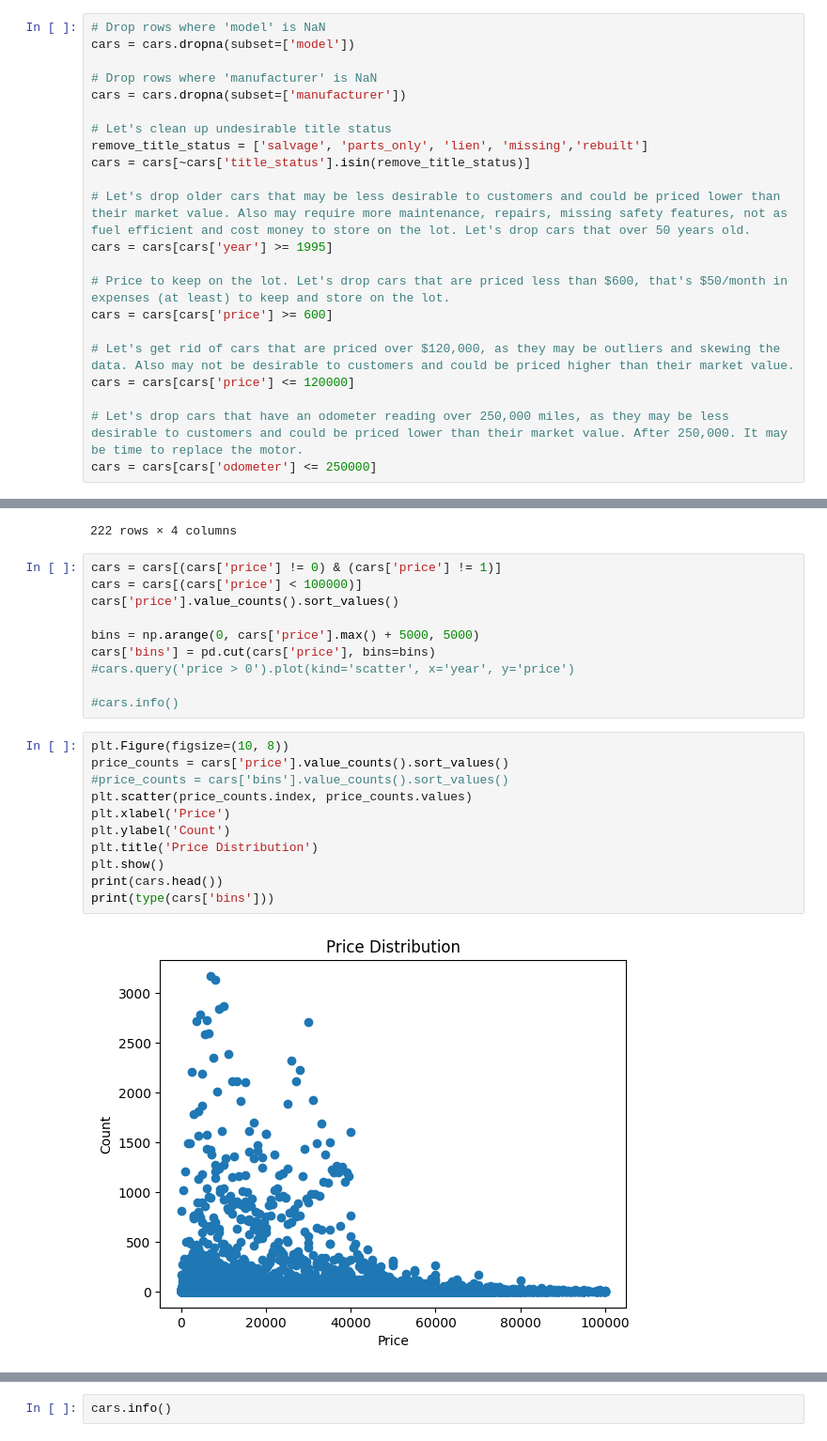
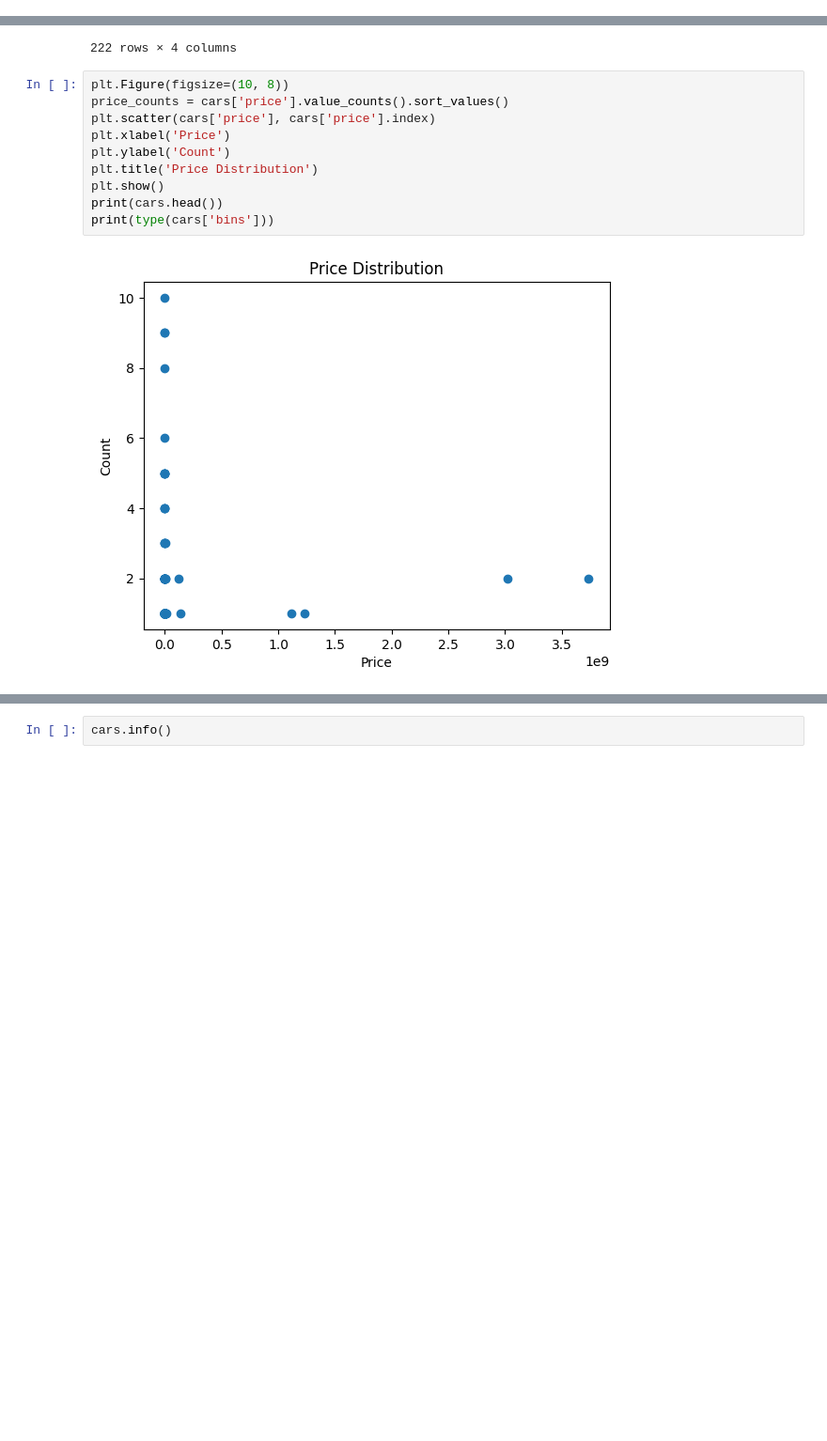
Before and after one commit to coconut808/ML-AI, a Jupyter notebook: Assignment_11.1/luxury.ipynb, the cells around one changed output, grey strips where cells are left out. Shown at 94% size. Cells and saved outputs as stored; diff of their text form; blank space fills up the shorter version.

```diff
--- a/Assignment_11.1/luxury.ipynb
+++ b/Assignment_11.1/luxury.ipynb
@@ -250,25 +166,3 @@ odometer   -0.177927
 Name: price, dtype: float64
 # %% [markdown]
 ## Ok at this point, after exploration it's time to do some data cleaning.
-# %%
-# Drop rows where 'model' is NaN
-cars = cars.dropna(subset=['model'])
-
-# Drop rows where 'manufacturer' is NaN
-cars = cars.dropna(subset=['manufacturer'])
-
-# Let's clean up undesirable title status
-remove_title_status = ['salvage', 'parts_only', 'lien', 'missing','rebuilt']
-cars = cars[~cars['title_status'].isin(remove_title_status)]
-
-# Let's drop older cars that may be less desirable to customers and could be priced lower than their market value. Also may require more maintenance, repairs, missing safety features, not as fuel efficient and cost money to store on the lot. Let's drop cars that over 50 years old.
-cars = cars[cars['year'] >= 1995]
-
-# Price to keep on the lot. Let's drop cars that are priced less than $600, that's $50/month in expenses (at least) to keep and store on the lot.
-cars = cars[cars['price'] >= 600]
-
-# Let's get rid of cars that are priced over $120,000, as they may be outliers and skewing the data. Also may not be desirable to customers and could be priced higher than their market value.
-cars = cars[cars['price'] <= 120000]
-
-# Let's drop cars that have an odometer reading over 250,000 miles, as they may be less desirable to customers and could be priced lower than their market value. After 250,000. It may be time to replace the motor.
-cars = cars[cars['odometer'] <= 250000]
@@ -425,26 +308,15 @@ cars.query('price > 125000')[['price','manufacturer','model','year']]
 | 406741 | 129999 | porsche | 911 | 2014.0 |
 | 414126 | 163540 | mercedes-benz | NaN | 2020.0 |
 222 rows × 4 columns
-# %%
-cars = cars[(cars['price'] != 0) & (cars['price'] != 1)]
-cars = cars[(cars['price'] < 100000)]
-cars['price'].value_counts().sort_values()
-
-bins = np.arange(0, cars['price'].max() + 5000, 5000)
-cars['bins'] = pd.cut(cars['price'], bins=bins)
-#cars.query('price > 0').plot(kind='scatter', x='year', y='price')
-
-#cars.info()
 # %%
 plt.Figure(figsize=(10, 8))
 price_counts = cars['price'].value_counts().sort_values()
-#price_counts = cars['bins'].value_counts().sort_values()
-plt.scatter(price_counts.index, price_counts.values)
+plt.scatter(cars['price'], cars['price'].index)
 plt.xlabel('Price')
 plt.ylabel('Count')
 plt.title('Price Distribution')
 plt.show()
 print(cars.head())
 print(type(cars['bins']))
 # %% [output]
-[figure, old version]
+[figure, new version]
```
Also changed, not shown: parts of 20 cells of this notebook, 4 other files.
